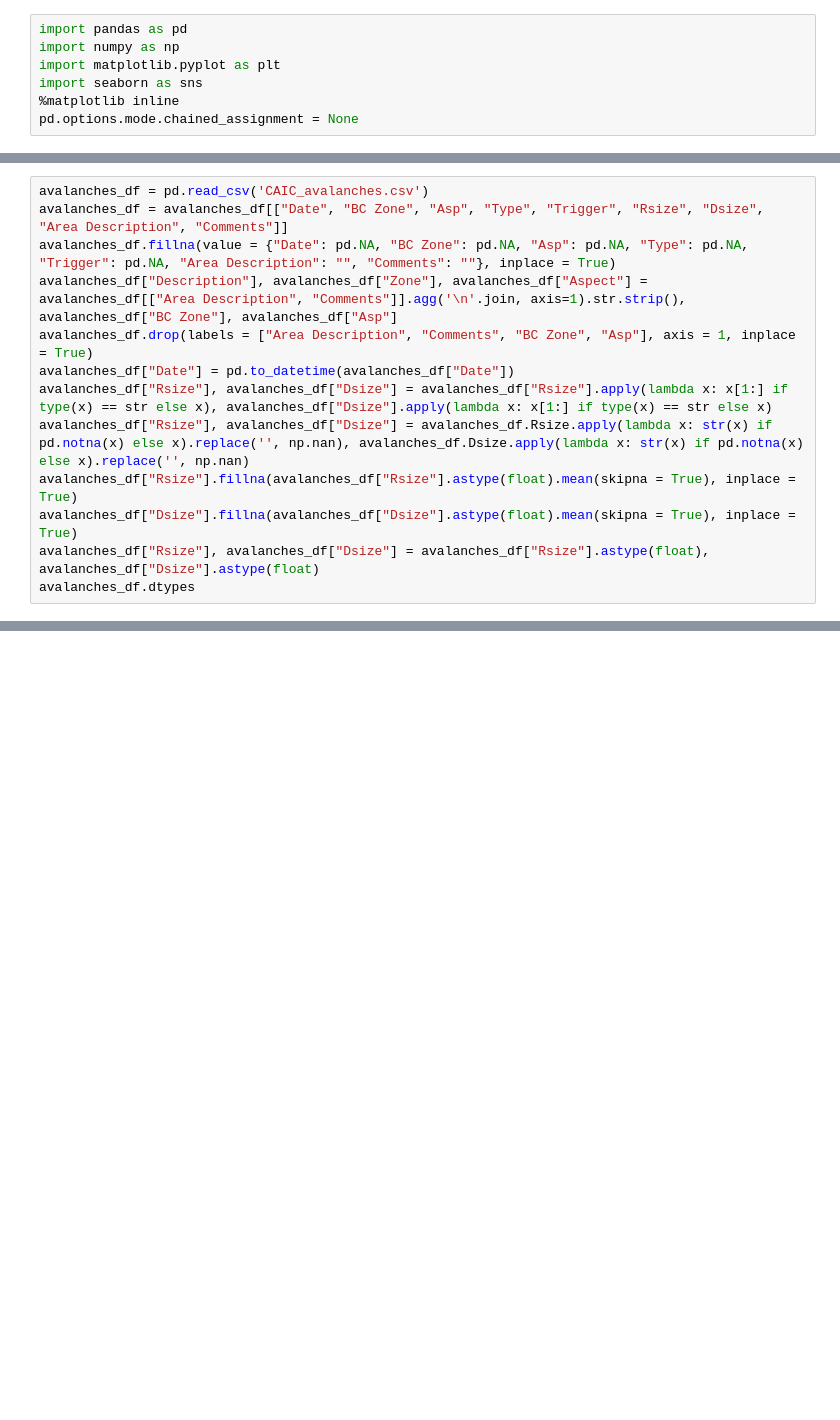
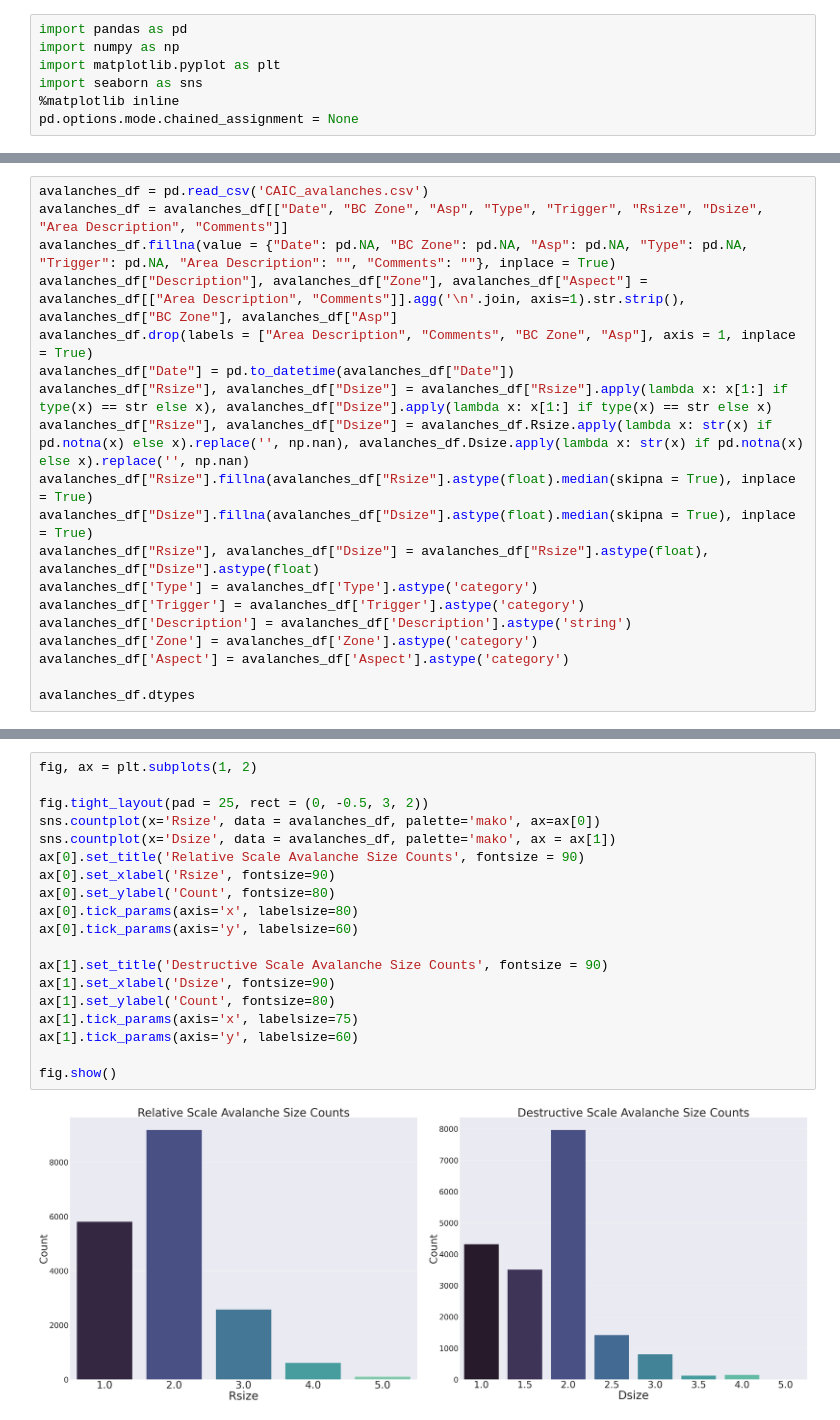
Before and after one commit to reformedgamer/comp4447_finalproject, a Jupyter notebook: primaryDataset.ipynb, the cells around one changed output, grey strips where cells are left out. Cells and saved outputs as stored; diff of their text form; blank space fills up the shorter version.

```diff
--- a/primaryDataset.ipynb
+++ b/primaryDataset.ipynb
@@ -14,8 +16,14 @@ avalanches_df.drop(labels = ["Area Description", "Comments", "BC Zone", "Asp"],
 avalanches_df["Date"] = pd.to_datetime(avalanches_df["Date"])
 avalanches_df["Rsize"], avalanches_df["Dsize"] = avalanches_df["Rsize"].apply(lambda x: x[1:] if type(x) == str else x), avalanches_df["Dsize"].apply(lambda x: x[1:] if type(x) == str else x)
 avalanches_df["Rsize"], avalanches_df["Dsize"] = avalanches_df.Rsize.apply(lambda x: str(x) if pd.notna(x) else x).replace('', np.nan), avalanches_df.Dsize.apply(lambda x: str(x) if pd.notna(x) else x).replace('', np.nan)
-avalanches_df["Rsize"].fillna(avalanches_df["Rsize"].astype(float).mean(skipna = True), inplace = True)
-avalanches_df["Dsize"].fillna(avalanches_df["Dsize"].astype(float).mean(skipna = True), inplace = True)
+avalanches_df["Rsize"].fillna(avalanches_df["Rsize"].astype(float).median(skipna = True), inplace = True)
+avalanches_df["Dsize"].fillna(avalanches_df["Dsize"].astype(float).median(skipna = True), inplace = True)
 avalanches_df["Rsize"], avalanches_df["Dsize"] = avalanches_df["Rsize"].astype(float), avalanches_df["Dsize"].astype(float)
+avalanches_df['Type'] = avalanches_df['Type'].astype('category')
+avalanches_df['Trigger'] = avalanches_df['Trigger'].astype('category')
+avalanches_df['Description'] = avalanches_df['Description'].astype('string')
+avalanches_df['Zone'] = avalanches_df['Zone'].astype('category')
+avalanches_df['Aspect'] = avalanches_df['Aspect'].astype('category')
+
 avalanches_df.dtypes
 # %% [output]
@@ -34,0 +43,21 @@ avalanches_df.dtypes
+# %%
+fig, ax = plt.subplots(1, 2)
+
+fig.tight_layout(pad = 25, rect = (0, -0.5, 3, 2))
+sns.countplot(x='Rsize', data = avalanches_df, palette='mako', ax=ax[0])
+sns.countplot(x='Dsize', data = avalanches_df, palette='mako', ax = ax[1])
+ax[0].set_title('Relative Scale Avalanche Size Counts', fontsize = 90)
+ax[0].set_xlabel('Rsize', fontsize=90)
+ax[0].set_ylabel('Count', fontsize=80)
+ax[0].tick_params(axis='x', labelsize=80)
+ax[0].tick_params(axis='y', labelsize=60)
+
+ax[1].set_title('Destructive Scale Avalanche Size Counts', fontsize = 90)
+ax[1].set_xlabel('Dsize', fontsize=90)
+ax[1].set_ylabel('Count', fontsize=80)
+ax[1].tick_params(axis='x', labelsize=75)
+ax[1].tick_params(axis='y', labelsize=60)
+
+fig.show()
+# %% [output]
+[figure, added]
```
Also changed, not shown: parts of 5 cells of this notebook.
